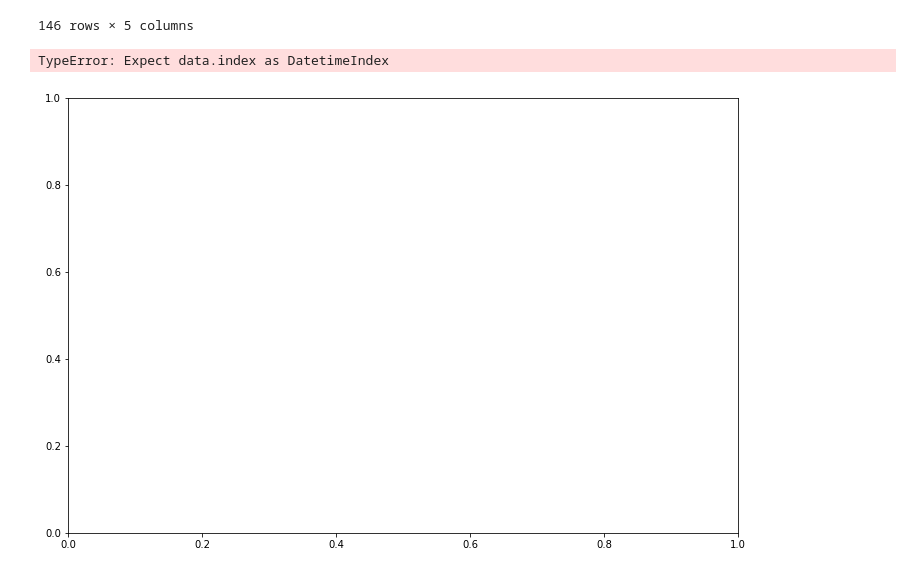
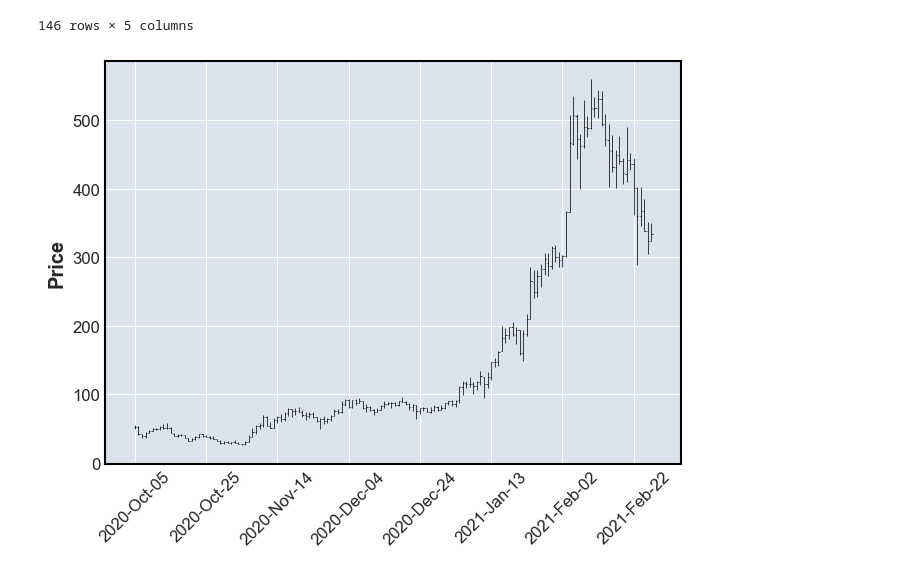
Before and after one commit to ArtTucker/crypto_prices_ML, a Jupyter notebook: preprocessing/by_coin/aave_preprocessing.ipynb, the cells around one changed output. Saved outputs shown, nothing was run; the diff lists cells and outputs as text; code cells hidden in the pictures.

```diff
--- a/preprocessing/by_coin/aave_preprocessing.ipynb
+++ b/preprocessing/by_coin/aave_preprocessing.ipynb
@@ -121,18 +121,18 @@ temp_aave_df
 | 2021-02-26 | 350.865442 | 305.153562 | 338.277176 | 323.108175 | 5.491783e+08 |
 | 2021-02-27 | 349.178494 | 323.376116 | 323.376116 | 334.364481 | 4.002361e+08 |
 146 rows × 5 columns
+# %%
+# ohlc = []
+# for ind, row in temp_aave_df.iterrows():
+#    ol = [row['Date'],row['Open'], row['High'], row['Low'], row['Close'], row['Volume']]
+#    ohlc.append(ol)
+
+# mpf.plot(ax1, ohlc, width=0.4, colorup='#77d879', colordown='#db3f3f')
+
+mpf.plot(temp_aave_df)
+# %% [output]
+[figure, added]
 # %%
-
-
-# ohlc = []
-# for ind, row in temp_aave_df.iterrows():
-#    ol = [row['Date'],row['Open'], row['High'], row['Low'], row['Close'], row['Volume']]
-#    ohlc.append(ol)
-
-# mpf.plot(ax1, ohlc, width=0.4, colorup='#77d879', colordown='#db3f3f')
-
-mpf.plot(aave_df)
-
 ax1.xaxis.set_major_formatter(mdates.DateFormatter('%Y-%m-%d'))
 ax1.xaxis.set_major_locator(mticker.MaxNLocator(10))
 
@@ -141,6 +141,3 @@ plt.ylabel("Price in USD", fontsize=12)
 plt.title("Candlestick chart for Aave", fontsize=15)
 plt.subplots_adjust(left=0.09, bottom=0.20, right=0.94, top=0.90, wspace=0.2, hspace=0)
 plt.show()
-# %% [output]
-TypeError: Expect data.index as DatetimeIndex
-[figure, removed]
```
